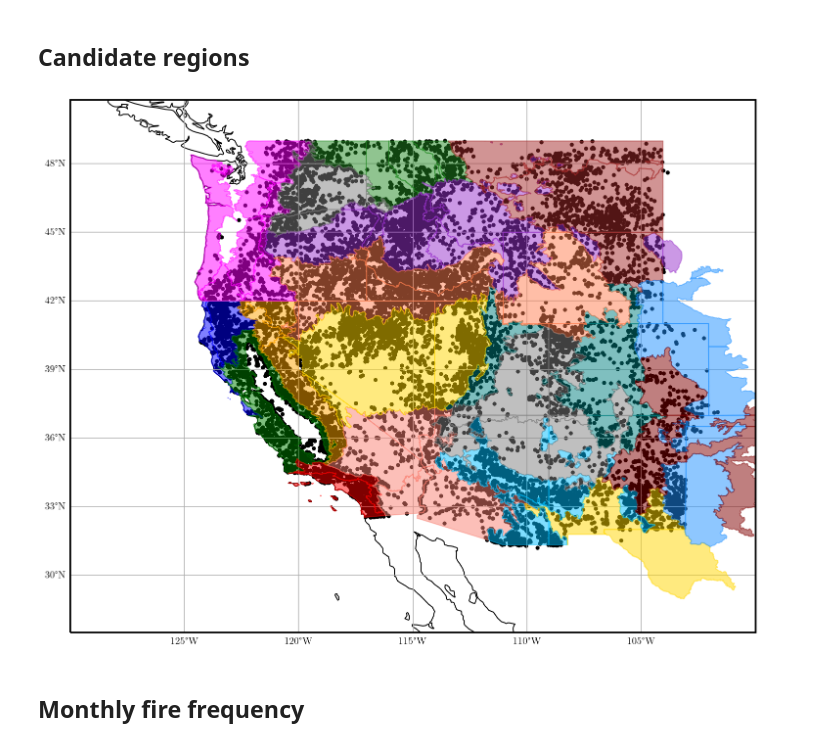
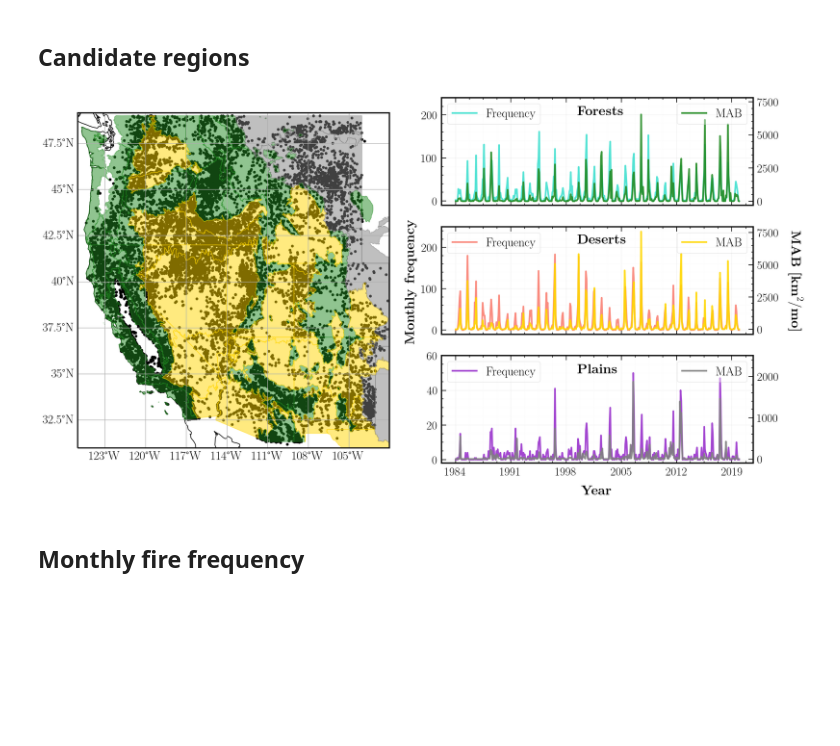
Before and after one commit to jtbuch/smlfire1.0, a Jupyter notebook: notebooks/fire_frequency_climate.ipynb, the cells around one changed output. Drawn from its saved outputs; the diff is of its cells as text; code cells hidden in the pictures; blank space fills up the shorter version.

Commit message:
new plots

```diff
--- a/notebooks/fire_frequency_climate.ipynb
+++ b/notebooks/fire_frequency_climate.ipynb
@@ -307,3 +266,16 @@ high_plains_gdf= bailey_ecoprovince_shp(region= 'high_plains')
 high_plains_gdf= high_plains_gdf.to_crs(epsg= 4326)
 sw_table_gdf= bailey_ecoprovince_shp(region= 'sw_tablelands')
 sw_table_gdf= sw_table_gdf.to_crs(epsg= 4326)
+# %%
+forest_area_gdf= pd.concat([sierra_gdf, ncoast_gdf, ccoast_gdf, scoast_gdf, pnw_gdf, nrockies_gdf, mrockies_gdf, srockies_gdf, aznm_mts_gdf], axis= 0)
+desert_area_gdf= pd.concat([columbia_plateau_gdf, col_plat_gdf, im_semidesert_gdf, im_desert_gdf, am_semidesert_gdf, ch_desert_gdf, sw_table_gdf], axis= 0)
+plains_area_gdf= pd.concat([ngreat_plains_gdf, high_plains_gdf], axis= 0)
+# %%
+forest_freq_all= np.sum([mon_fire_freq(wildfiredf= wildfire_df, regindx= r+1).flatten() for r in [0, 1, 2, 3, 4, 6, 7, 8, 10]], axis= 0)
+desert_freq_all= np.sum([mon_fire_freq(wildfiredf= wildfire_df, regindx= r+1).flatten() for r in [5, 9, 11, 12, 15, 16, 17]], axis= 0)
+plains_freq_all= np.sum([mon_fire_freq(wildfiredf= wildfire_df, regindx= r+1).flatten() for r in [13, 14]], axis= 0)
+# %%
+fire_file= "../data/burnarea_12km.nc"
+forest_size_all= np.sum([mon_burned_area(firefile= fire_file, regindx= r+1) for r in [0, 1, 2, 3, 4, 6, 7, 8, 10]], axis= 0)
+desert_size_all= np.sum([mon_burned_area(firefile= fire_file, regindx= r+1) for r in [5, 9, 11, 12, 15, 16, 17]], axis= 0)
+plains_size_all= np.sum([mon_burned_area(firefile= fire_file, regindx= r+1) for r in [13, 14]], axis= 0)
@@ -310,42 +290,79 @@ sw_table_gdf= sw_table_gdf.to_crs(epsg= 4326)
 # %%
-extent = [-130, -100, 27.5, 50]
+extent = [-125, -102, 31, 49]
 central_lon = np.mean(extent[:2])
 central_lat = np.mean(extent[2:])
 colors= np.random.rand(14)
 
-fig= plt.figure(figsize=(14, 10), )
-ax = plt.axes(projection=ccrs.PlateCarree())
+fig= plt.figure(figsize=(18, 10))
+fig.text(0.5, 0.5, r'{\bf Monthly frequency}', va='center', rotation='vertical', fontsize= 20);
+fig.text(0.72, 0.06, r'{\bf Year}', ha='center', fontsize= 20)
+fig.text(0.94, 0.5, r'{\bf MAB [${\bf km}^2/{\bf mo}$]}', va='center', rotation= 270, fontsize= 20);
+gs = fig.add_gridspec(3, 4)
+
+ax= fig.add_subplot(gs[0:3, 0:2], projection=ccrs.PlateCarree())
 ax.set_extent(extent);
 ax.add_feature(cfeature.LAND, edgecolor='black', facecolor= 'white');
 #ax.add_feature(cfeature.LAKES, edgecolor='black', facecolor= cfeature.COLORS['water']);
-ax.add_geometries(ncoast_gdf.geometry, crs= ccrs.PlateCarree(), color= 'blue', alpha= 0.5, zorder= 1)
-ax.add_geometries(ccoast_gdf.geometry, crs= ccrs.PlateCarree(), color= 'green', alpha= 0.5, zorder= 2)
-ax.add_geometries(sierra_gdf.geometry, crs= ccrs.PlateCarree(), color= 'orange', alpha= 0.5, zorder= 2)
-ax.add_geometries(scoast_gdf.geometry, crs= ccrs.PlateCarree(), color= 'red', alpha= 0.5, zorder= 2)
-ax.add_geometries(pnw_gdf.geometry, crs= ccrs.PlateCarree(), color= 'magenta', alpha= 0.5, zorder= 2)
-ax.add_geometries(nrockies_gdf.geometry, crs= ccrs.PlateCarree(), color= 'forestgreen', alpha= 0.5, zorder= 2)
-ax.add_geometries(mrockies_gdf.geometry, crs= ccrs.PlateCarree(), color= 'darkorchid', alpha= 0.5, zorder= 2)
-ax.add_geometries(srockies_gdf.geometry, crs= ccrs.PlateCarree(), color= 'teal', alpha= 0.5, zorder= 2)
-ax.add_geometries(am_semidesert_gdf.geometry, crs= ccrs.PlateCarree(), color= 'salmon', alpha= 0.5, zorder= 2)
-ax.add_geometries(im_semidesert_gdf.geometry, crs= ccrs.PlateCarree(), color= 'coral', alpha= 0.5, zorder= 2)
-ax.add_geometries(im_desert_gdf.geometry, crs= ccrs.PlateCarree(), color= 'gold', alpha= 0.5, zorder= 2)
-ax.add_geometries(ch_desert_gdf.geometry, crs= ccrs.PlateCarree(), color= 'gold', alpha= 0.5, zorder= 2)
-ax.add_geometries(aznm_mts_gdf.geometry, crs= ccrs.PlateCarree(), color= 'deepskyblue', alpha= 0.5, zorder= 2)
-ax.add_geometries(ngreat_plains_gdf.geometry, crs= ccrs.PlateCarree(), color= 'brown', alpha= 0.5, zorder= 2)
-ax.add_geometries(columbia_plateau_gdf.geometry, crs= ccrs.PlateCarree(), color= 'grey', alpha= 0.5, zorder= 2)
-ax.add_geometries(high_plains_gdf.geometry, crs= ccrs.PlateCarree(), color= 'dodgerblue', alpha= 0.5, zorder= 2)
-ax.add_geometries(col_plat_gdf.geometry, crs= ccrs.PlateCarree(), color= 'grey', alpha= 0.5, zorder= 2)
-ax.add_geometries(sw_table_gdf.geometry, crs= ccrs.PlateCarree(), color= 'maroon', alpha= 0.5, zorder= 2)
-
+ax.add_geometries(forest_area_gdf.geometry, crs= ccrs.PlateCarree(), color= 'forestgreen', alpha= 0.5, zorder= 1)
+ax.add_geometries(desert_area_gdf.geometry, crs= ccrs.PlateCarree(), color= 'gold', alpha= 0.5, zorder= 1)
+ax.add_geometries(plains_area_gdf.geometry, crs= ccrs.PlateCarree(), color= 'gray', alpha= 0.5, zorder= 1)
 ax.scatter(wildfire_df['final_lon'], wildfire_df['final_lat'], c= 'black', s= 10, transform=ccrs.PlateCarree())
+ax.tick_params(labeltop=False, top=False, labelright=False, right=True, which='both', labelsize= 30);
 
 gl= ax.gridlines(draw_labels=True);
+gl.xlabel_style = {'size': 18, 'color': 'black'}
+gl.ylabel_style = {'size': 18, 'color': 'black'}
 #gl.xlocator = mticker.FixedLocator([-116, -117, -118, -119, -120, -121, -122, -123, -124])
 #gl.ylocator = mticker.FixedLocator([34, 36, 38, 40, 42])
 gl.top_labels = False
 gl.right_labels = False
-#plt.savefig(outfilepath + 'all_regions.jpg', bbox_inches='tight', dpi= 200);
+ax.set_aspect(1.362/1)
+
+fig.subplots_adjust(wspace= 0.4)
+
+
+ax1= fig.add_subplot(gs[0:1, 2:])
+ax1_alt= ax1.twinx()
+ax1_alt.plot(month_arr, forest_size_all, color= 'forestgreen', label= 'MAB')
+ax1.plot(month_arr, forest_freq_all, color= 'turquoise', label= 'Frequency');
+ax1.set_ylim(-10, 240);
+ax1_alt.set_ylim(-300, 7800);
+ax1.set_xticks((year_arr - 1984)*12);
+ax1.set_xticklabels([])
+ax1.grid(b=True, which='major', color='black', alpha=0.05, linestyle='-');
+ax1.grid(b=True, which='minor', color='black', alpha=0.01, linestyle='-');
+ax1.text(185, 200, r"{\bf Forests}", fontsize= 20);
+ax1_alt.legend(loc='upper right', frameon= True, fontsize= 18);
+ax1.legend(loc='upper left', frameon= True, fontsize= 18);
+
+ax2= fig.add_subplot(gs[1:2, 2:])
+ax2_alt= ax2.twinx()
+ax2_alt.plot(month_arr, desert_size_all, color= 'gold', label= 'MAB')
+ax2.plot(month_arr, desert_freq_all, color= 'salmon', label= 'Frequency');
+ax2.set_ylim(-10, 250)
+ax2.set_xticks((year_arr - 1984)*12);
+ax2.set_xticklabels([])
+ax2.grid(b=True, which='major', color='black', alpha=0.05, linestyle='-');
+ax2.grid(b=True, which='minor', color='black', alpha=0.01, linestyle='-');
+ax2.text(185, 210, r"{\bf Deserts}", fontsize= 20);
+ax2_alt.legend(loc='upper right', frameon= True, fontsize= 18);
+ax2.legend(loc='upper left', frameon= True, fontsize= 18);
+
+ax3= fig.add_subplot(gs[2:3, 2:])
+ax3_alt= ax3.twinx()
+ax3_alt.plot(month_arr, plains_size_all, color= 'gray', label= 'MAB')
+ax3.plot(month_arr, plains_freq_all, color= 'darkorchid', label= 'Frequency');
+ax3.set_xticks((year_arr - 1984)*12);
+ax3.set_xticklabels(year_arr)
+ax3.set_ylim(-2, 60);
+ax3_alt.set_ylim(-100, 2500);
+ax3.grid(b=True, which='major', color='black', alpha=0.05, linestyle='-');
+ax3.grid(b=True, which='minor', color='black', alpha=0.01, linestyle='-');
+ax3.text(185, 50, r"{\bf Plains}", fontsize= 20);
+ax3_alt.legend(loc='upper right', frameon= True, fontsize= 18);
+ax3.legend(loc='upper left', frameon= True, fontsize= 18);
+#plt.savefig('../paper_plots/intro_plot.png', bbox_inches='tight', dpi= 200);
 # %% [output]
-[figure, old version]
+[figure, new version]
 # %% [markdown]
 ## Monthly fire frequency
```
Also changed, not shown: parts of 11 cells of this notebook, 3 other files.
